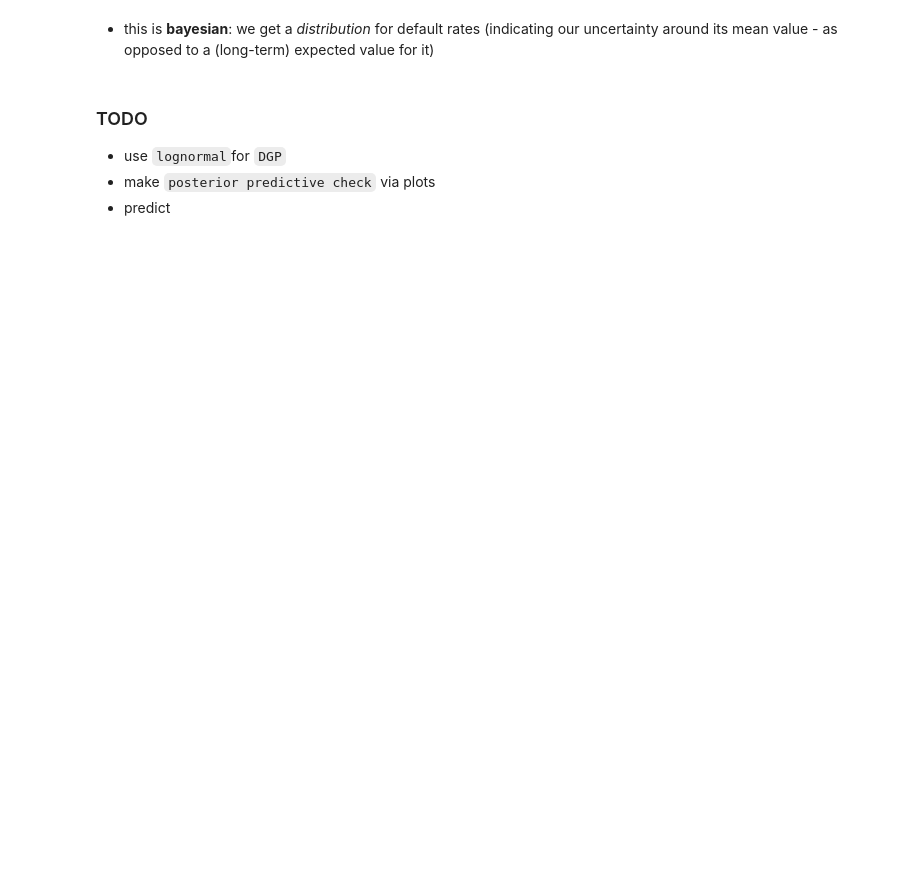
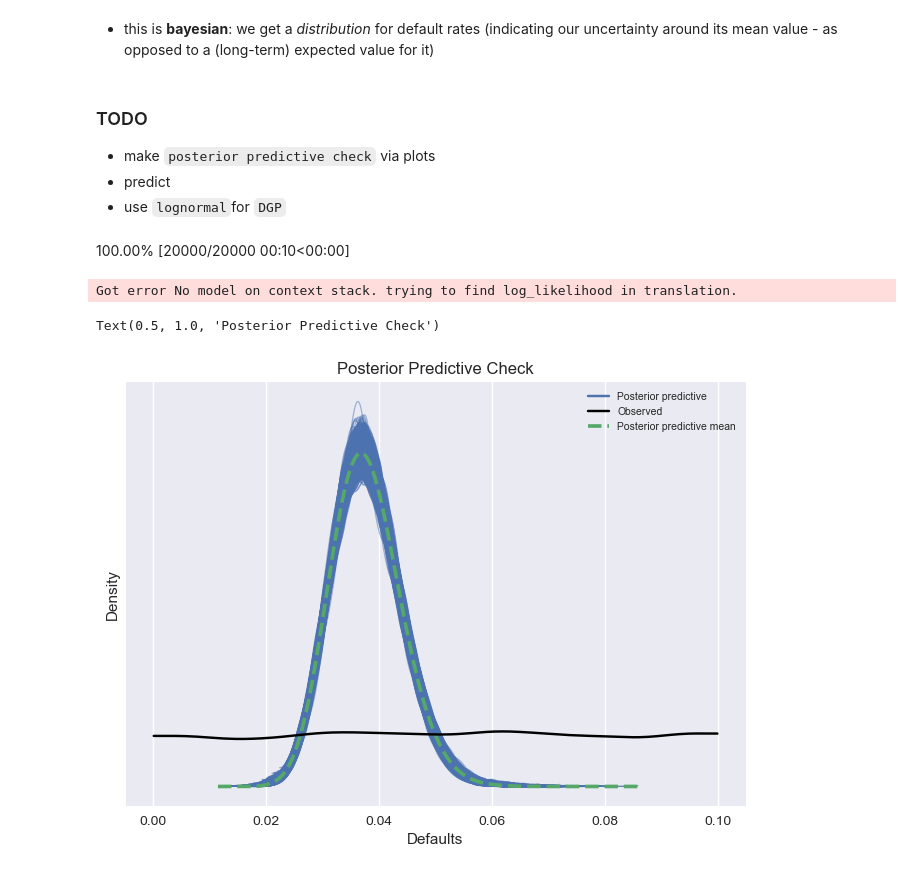
Before and after one commit to cpumarfrohberg/playground_default_rates, a Jupyter notebook: predict_default_rates_230701.ipynb, the cells around one changed output. Cells and saved outputs as stored; diff of their text form; code cells hidden in the pictures; blank space fills up the shorter version.

Commit message:
plot predictive check

```diff
--- a/predict_default_rates_230701.ipynb
+++ b/predict_default_rates_230701.ipynb
@@ -83,6 +88,27 @@ az.plot_posterior(trace, var_names=['default_rate']);
 * this is **bayesian**: we get a *distribution* for default rates (indicating our uncertainty around its mean value - as opposed to a (long-term) expected value for it)
 # %% [markdown]
 ### TODO
-* use `lognormal`for `DGP`
 * make `posterior predictive check` via plots
 * predict
+* use `lognormal`for `DGP`
+# %%
+with default_rate_model:
+    posterior_predictive = pm.sample_posterior_predictive(trace)
+# %% [output]
+100.00% [20000/20000 00:10<00:00]
+# %%
+# Create an InferenceData object using the posterior predictive samples
+data = az.from_pymc3(trace=trace, posterior_predictive=posterior_predictive)
+# %% [output]
+Got error No model on context stack. trying to find log_likelihood in translation.
+# %%
+# Plotting posterior distribution vs real distribution using ArviZ
+az.plot_ppc(data, var_names=['defaults'], alpha=0.5)
+
+# Customize the plot
+plt.xlabel('Defaults')
+plt.ylabel('Density')
+plt.title('Posterior Predictive Check')
+# %% [output]
+Text(0.5, 1.0, 'Posterior Predictive Check')
+[figure, added]
```
Also changed, not shown: parts of 6 cells of this notebook.
